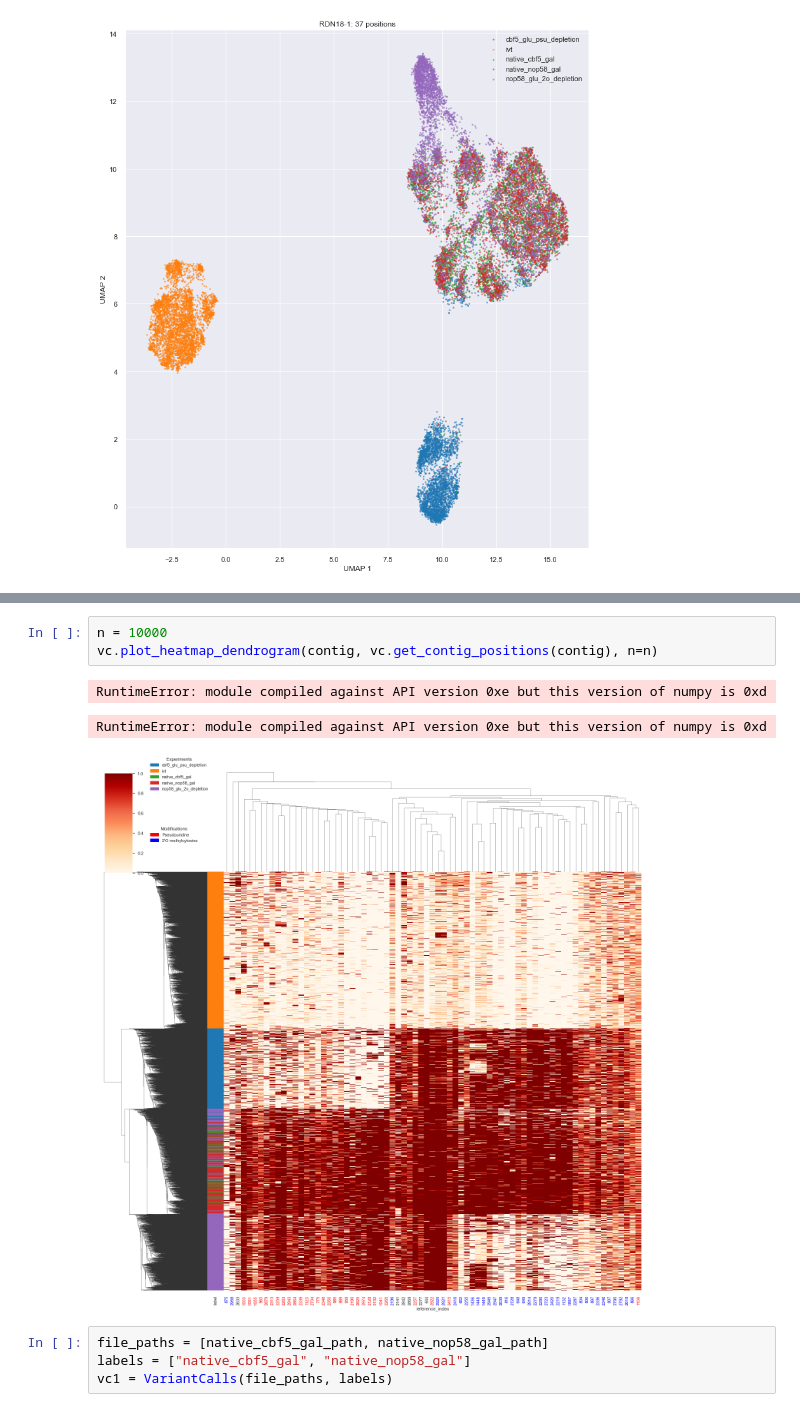
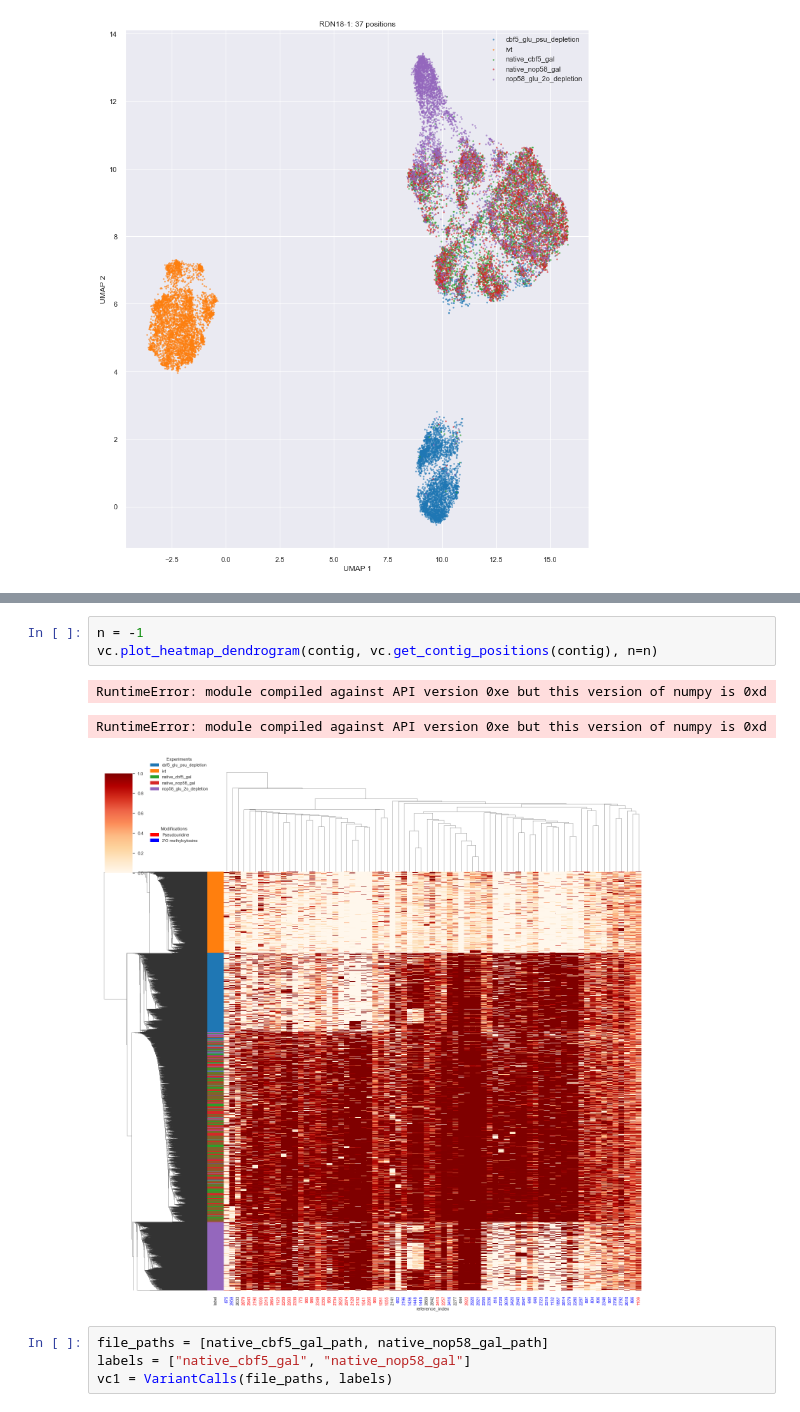
Before and after one commit to adbailey4/read_clustering, a Jupyter notebook: notebooks/multiple_experiment_clustering.ipynb, the cells around one changed output, grey strips where cells are left out. Drawn from its saved outputs; the diff is of its cells as text.

```diff
--- a/notebooks/multiple_experiment_clustering.ipynb
+++ b/notebooks/multiple_experiment_clustering.ipynb
@@ -153,10 +229,10 @@ See the caveats in the documentation: https://pandas.pydata.org/pandas-docs/stab
 # %%
-n = 10000
+n = -1
 vc.plot_heatmap_dendrogram(contig, vc.get_contig_positions(contig), n=n)
 # %% [output]
 RuntimeError: module compiled against API version 0xe but this version of numpy is 0xd
 RuntimeError: module compiled against API version 0xe but this version of numpy is 0xd
-[figure, old version]
+[figure, new version]
 # %%
 file_paths = [native_cbf5_gal_path, native_nop58_gal_path]
 labels = ["native_cbf5_gal", "native_nop58_gal"]
```
Also changed, not shown: parts of 19 cells of this notebook.
